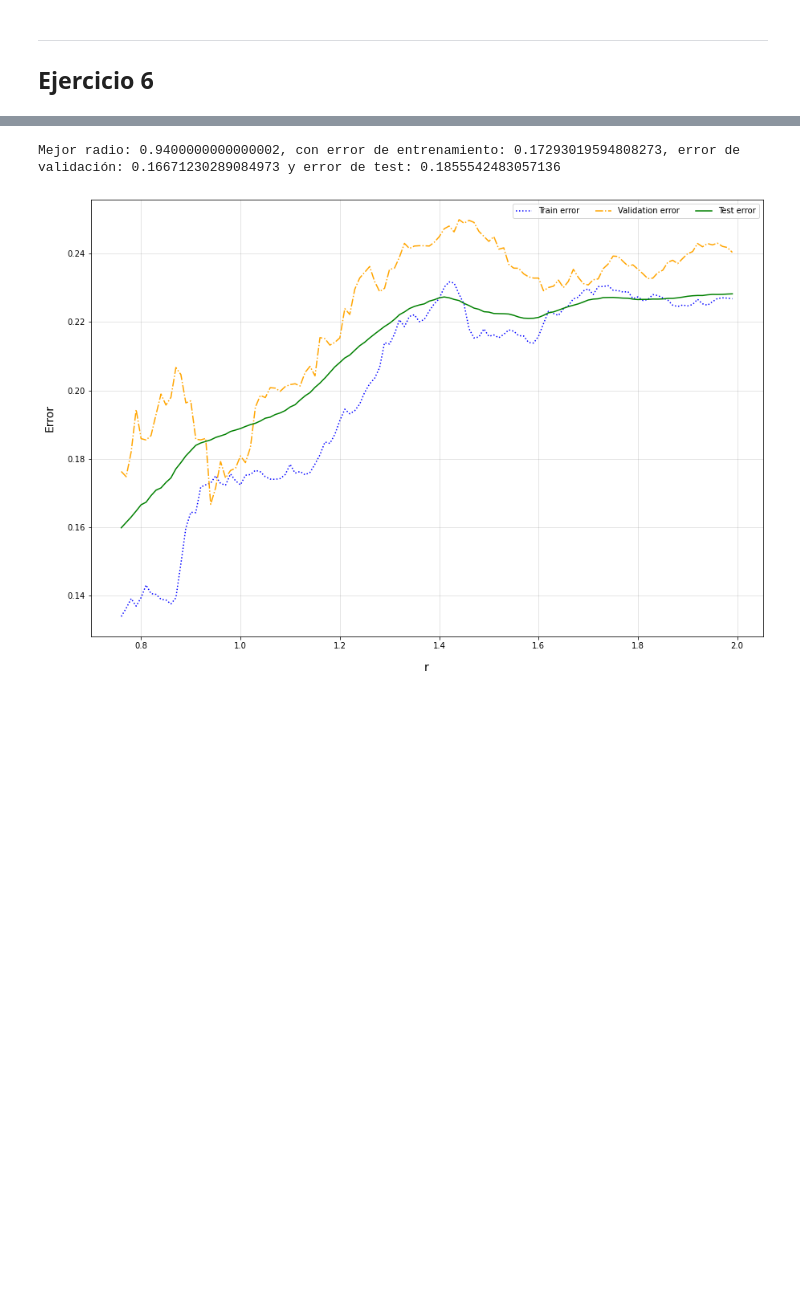
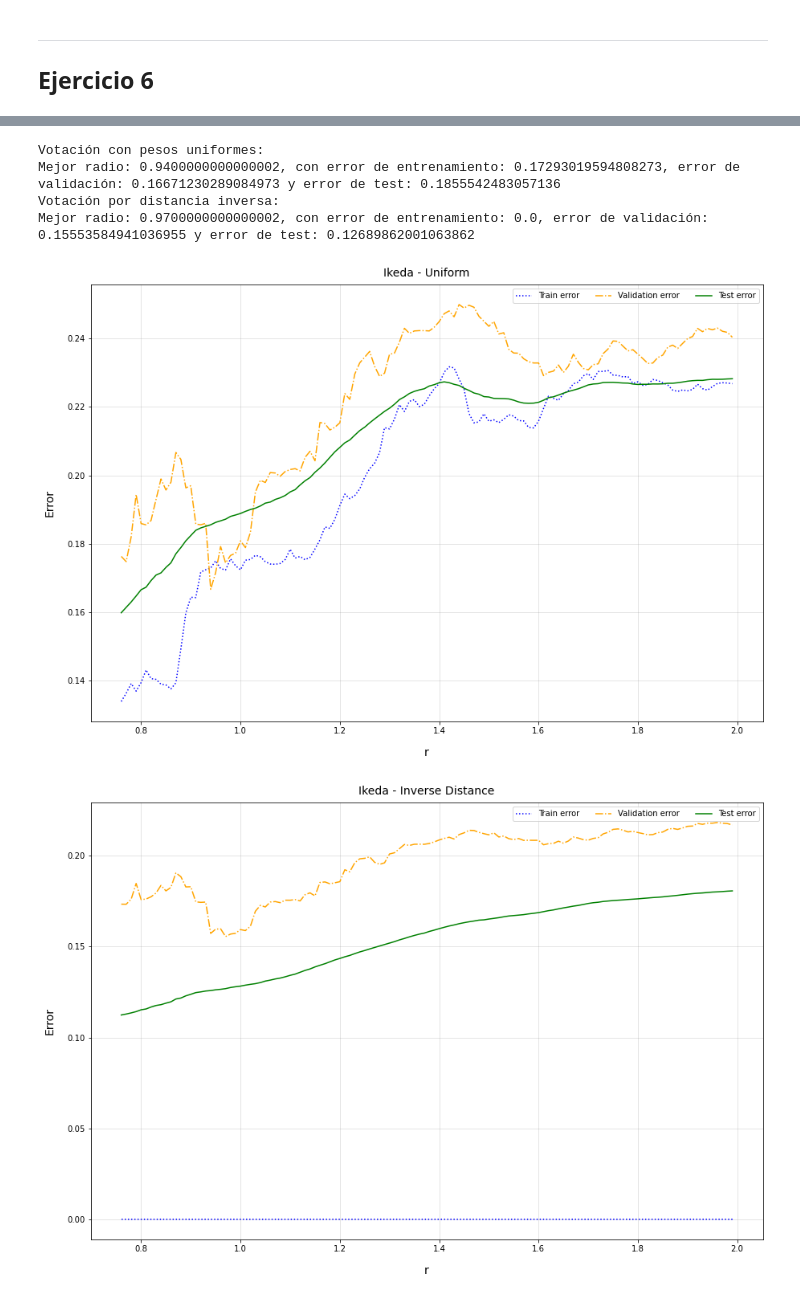
Before and after one commit to jfarizano/IntroML, a Jupyter notebook: tp4.ipynb, the cells around one changed output, grey strips where cells are left out. Saved outputs shown, nothing was run; the diff lists cells and outputs as text; code cells hidden in the pictures; blank space fills up the shorter version.

```diff
--- a/tp4.ipynb
+++ b/tp4.ipynb
@@ -490,7 +567,27 @@ for i in range(len(r_values)):
     best_error_test = error_test[i]
 
 errors_df = pd.DataFrame(errors, columns = ["Error", "r", "Class"])
-graph_errors(errors_df, 'r')
+graph_errors(errors_df, 'r', title="SSP - Uniform")
 
+print("Votación con pesos uniformes:")
 print(f"Mejor radio: {best_r}, con error de entrenamiento: {best_error_train}, error de validación: {best_error_val} y error de test: {best_error_test}")
+
+best_knn, best_r, error_train, error_val, error_test = train_radiusneigh_regress(r_values, X_train, y_train, X_val, y_val, X_test, y_test, method='distance')
+
+errors = []
+for i in range(len(r_values)):
+  errors.append([error_train[i], r_values[i], "Train error"])
+  errors.append([error_val[i], r_values[i], "Validation error"])
+  errors.append([error_test[i], r_values[i], "Test error"])
+
+  if r_values[i] == best_r:
+    best_error_train = error_train[i]
+    best_error_val = error_val[i]
+    best_error_test = error_test[i]
+
+errors_df = pd.DataFrame(errors, columns = ["Error", "r", "Class"])
+graph_errors(errors_df, 'r', title="SSP - Inverse distance")
+
+print("Votación por distancia inversa:")
+print(f"Mejor radio: {best_r}, con error de entrenamiento: {best_error_train}, error de validación: {best_error_val} y error de test: {best_error_test}")
 # %% [output]
@@ -504,32 +605,56 @@ y_col_name = col_names[-1]
 # Leo el conjunto de datos utilizado para entrenar y validar
 df_data_ikeda = pd.read_csv("datasets/ikeda/ikeda.data", header=None, names = col_names, delim_whitespace=True, skipinitialspace=True)
 # Separo al azar para conjunto de validación
 X, y = df_data_ikeda[x_col_names], df_data_ikeda[y_col_name]
 X_train, X_val, y_train, y_val = train_test_split(X, y, random_state=0, test_size=0.2)
 # Leo el conjunto de test
 df_test_ikeda = pd.read_csv("datasets/ikeda/ikeda.test", header=None, names = col_names, delim_whitespace=True, skipinitialspace=True)
 X_test, y_test = df_test_ikeda[x_col_names], df_test_ikeda[y_col_name]
 best_error_val = math.inf
 
 r_values = np.arange(0.76, 2, 0.01)
 
 best_knn, best_r, error_train, error_val, error_test = train_radiusneigh_regress(r_values, X_train, y_train, X_val, y_val, X_test, y_test)
 
 errors = []
 for i in range(len(r_values)):
   errors.append([error_train[i], r_values[i], "Train error"])
   errors.append([error_val[i], r_values[i], "Validation error"])
   errors.append([error_test[i], r_values[i], "Test error"])
 
   if r_values[i] == best_r:
     best_error_train = error_train[i]
     best_error_val = error_val[i]
     best_error_test = error_test[i]
 
 errors_df = pd.DataFrame(errors, columns = ["Error", "r", "Class"])
-graph_errors(errors_df, 'r')
+graph_errors(errors_df, 'r', title="Ikeda - Uniform")
 
+print("Votación con pesos uniformes:")
 print(f"Mejor radio: {best_r}, con error de entrenamiento: {best_error_train}, error de validación: {best_error_val} y error de test: {best_error_test}")
+
+best_knn, best_r, error_train, error_val, error_test = train_radiusneigh_regress(r_values, X_train, y_train, X_val, y_val, X_test, y_test, method='distance')
+
+errors = []
+for i in range(len(r_values)):
+  errors.append([error_train[i], r_values[i], "Train error"])
+  errors.append([error_val[i], r_values[i], "Validation error"])
+  errors.append([error_test[i], r_values[i], "Test error"])
+
+  if r_values[i] == best_r:
+    best_error_train = error_train[i]
+    best_error_val = error_val[i]
+    best_error_test = error_test[i]
+
+errors_df = pd.DataFrame(errors, columns = ["Error", "r", "Class"])
+graph_errors(errors_df, 'r', title="Ikeda - Inverse Distance")
+
+print("Votación por distancia inversa:")
+print(f"Mejor radio: {best_r}, con error de entrenamiento: {best_error_train}, error de validación: {best_error_val} y error de test: {best_error_test}")
 # %% [output]
+Votación con pesos uniformes:
 Mejor radio: 0.9400000000000002, con error de entrenamiento: 0.17293019594808273, error de validación: 0.16671230289084973 y error de test: 0.1855542483057136
+Votación por distancia inversa:
+Mejor radio: 0.9700000000000002, con error de entrenamiento: 0.0, error de validación: 0.15553584941036955 y error de test: 0.12689862001063862
-[figure, old version]
+[figure, new version]
+[figure, added]
```
Also changed, not shown: parts of 16 cells of this notebook, 1 other file.
